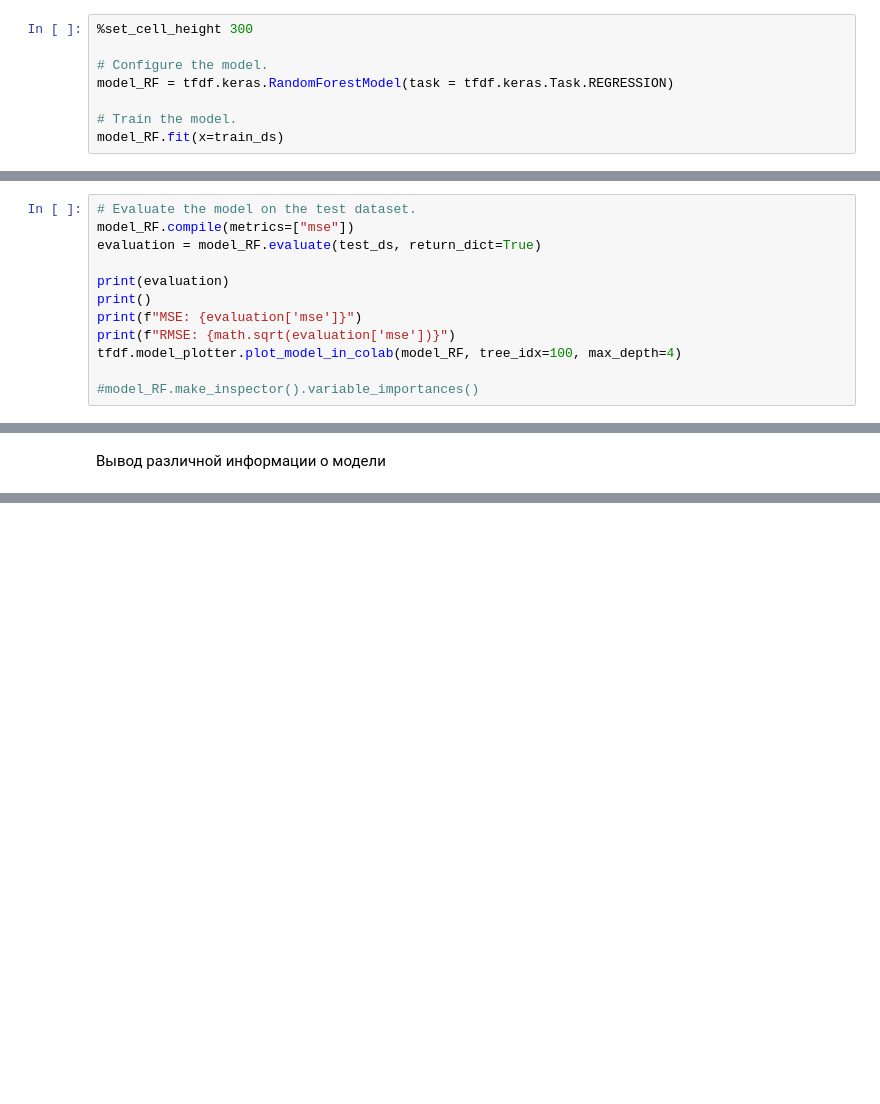
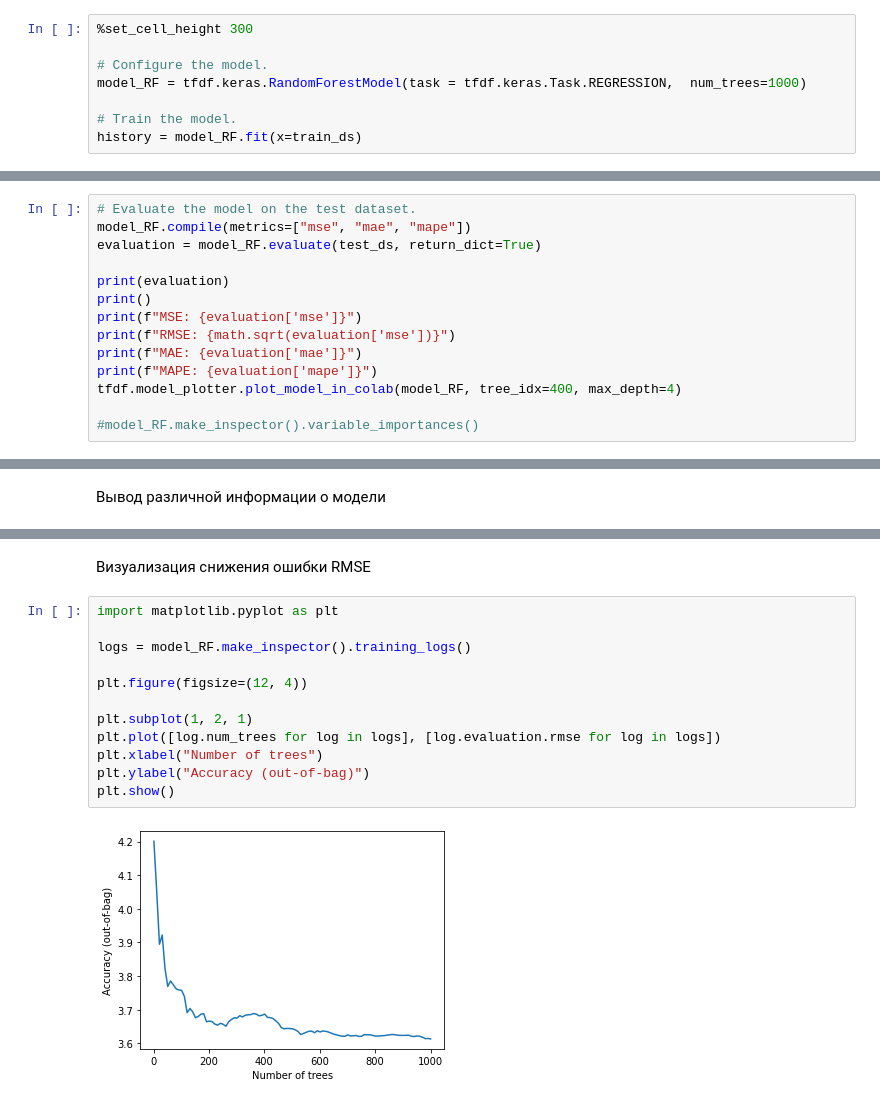
Before and after one commit to peremichka256/MLNotebooks, a Jupyter notebook: RandomForest/boston_dataset_RF.ipynb, the cells around one changed output, grey strips where cells are left out. Cells and saved outputs as stored; diff of their text form; blank space fills up the shorter version.

Commit message:
Добавлено отображения MAE и MAPE ошибок, изменено количество деревьев и построен график размерности RMSE от количества деревьев

```diff
--- a/RandomForest/boston_dataset_RF.ipynb
+++ b/RandomForest/boston_dataset_RF.ipynb
@@ -89,7 +96,7 @@ test_ds = tfdf.keras.pd_dataframe_to_tf_dataset(test_ds_pd, label=label, task=tf
 %set_cell_height 300
 
 # Configure the model.
-model_RF = tfdf.keras.RandomForestModel(task = tfdf.keras.Task.REGRESSION)
+model_RF = tfdf.keras.RandomForestModel(task = tfdf.keras.Task.REGRESSION,  num_trees=1000)
 
 # Train the model.
-model_RF.fit(x=train_ds)
+history = model_RF.fit(x=train_ds)
@@ -115,13 +112,15 @@ WARNING:absl:Found untraced functions such as call_get_leaves, _update_step_xla
 # %%
 # Evaluate the model on the test dataset.
-model_RF.compile(metrics=["mse"])
+model_RF.compile(metrics=["mse", "mae", "mape"])
 evaluation = model_RF.evaluate(test_ds, return_dict=True)
 
 print(evaluation)
 print()
 print(f"MSE: {evaluation['mse']}")
 print(f"RMSE: {math.sqrt(evaluation['mse'])}")
-tfdf.model_plotter.plot_model_in_colab(model_RF, tree_idx=100, max_depth=4)
+print(f"MAE: {evaluation['mae']}")
+print(f"MAPE: {evaluation['mape']}")
+tfdf.model_plotter.plot_model_in_colab(model_RF, tree_idx=400, max_depth=4)
 
 #model_RF.make_inspector().variable_importances()
 # %% [output]
@@ -196,0 +144,16 @@ model_RF.make_inspector().training_logs()
+# %% [markdown]
+Визуализация снижения ошибки RMSE
+# %%
+import matplotlib.pyplot as plt
+
+logs = model_RF.make_inspector().training_logs()
+
+plt.figure(figsize=(12, 4))
+
+plt.subplot(1, 2, 1)
+plt.plot([log.num_trees for log in logs], [log.evaluation.rmse for log in logs])
+plt.xlabel("Number of trees")
+plt.ylabel("Accuracy (out-of-bag)")
+plt.show()
+# %% [output]
+[figure, added]
```
Also changed, not shown: parts of 9 cells of this notebook.
